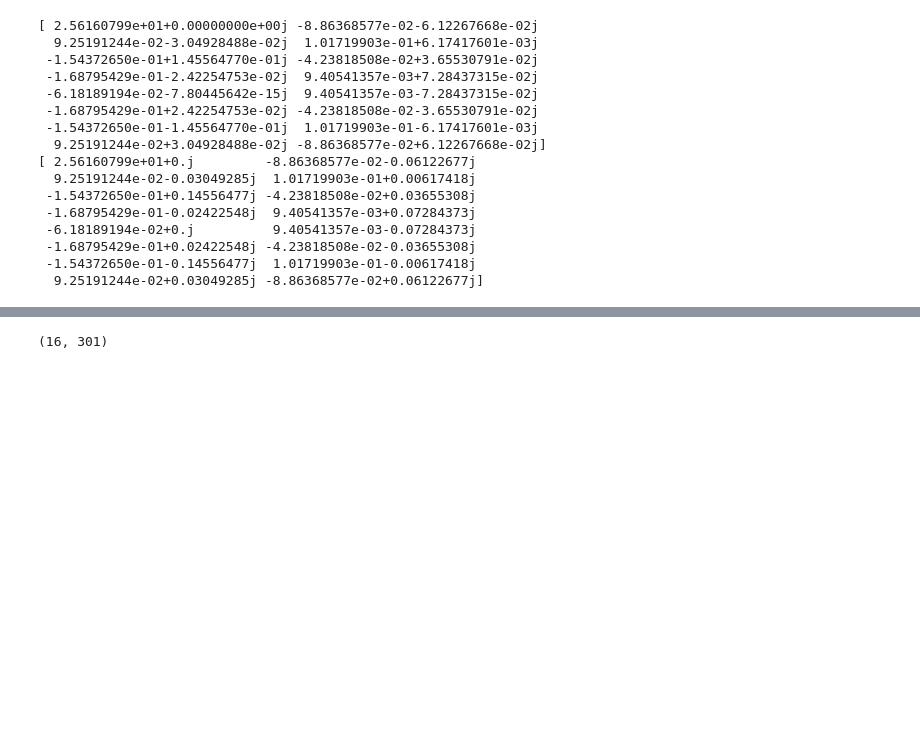
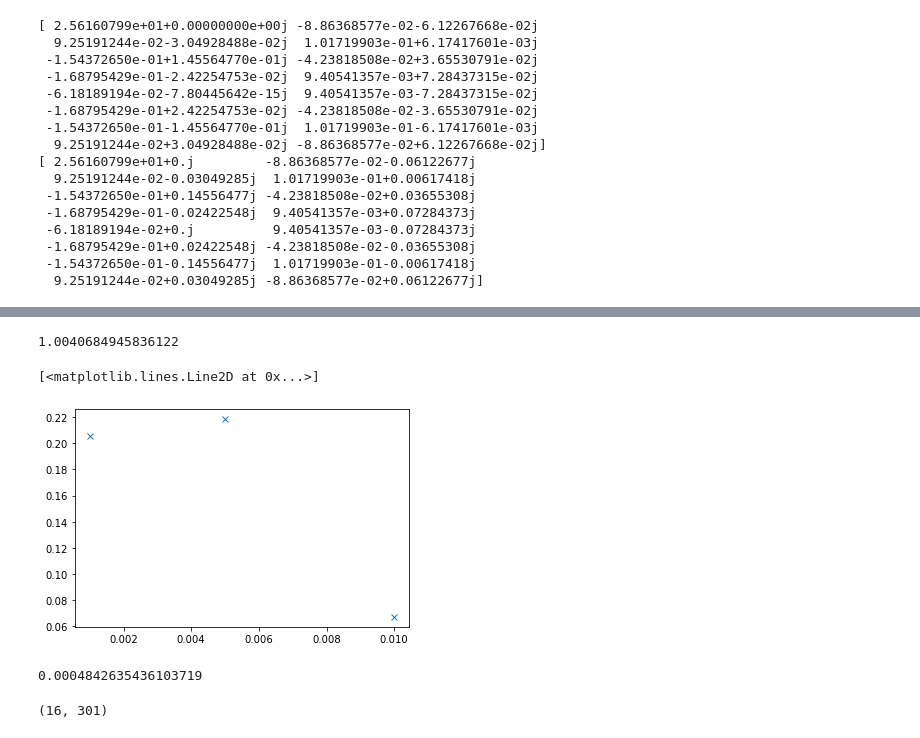
Before and after one commit to jannisgebbo/langevinA, a Jupyter notebook: ModelA-Beuler/measurementsDev.ipynb, the cells around one changed output, grey strips where cells are left out. Drawn from its saved outputs; the diff is of its cells as text; code cells hidden in the pictures; blank space fills up the shorter version.

```diff
--- a/ModelA-Beuler/measurementsDev.ipynb
+++ b/ModelA-Beuler/measurementsDev.ipynb
@@ -129,0 +156,8 @@ res.corFourierPhi(200)
+# %%
+lRes = []
+for i in range(5):
+    res = ConfResults('./data/N32/outputN32H0_01.h5',20000,10)
+    res.computeMag(i)
+    lRes.append(res.mag)
+# %% [output]
+1.0040684945836122
@@ -130,3 +194,12 @@ res.corFourierPhi(200)
+# %%
+plt.plot(dts[:], resMag[:],'x')
+# %% [output]
+[<matplotlib.lines.Line2D at 0x...>]
+[figure, added]
+# %%
+res.avPhiDot
+# %% [output]
+0.0004842635436103719
 # %%
 mean, err = bootstrap(res.corrTot,5)
 # %%
```
Also changed, not shown: parts of 11 cells of this notebook, 1 other file.
